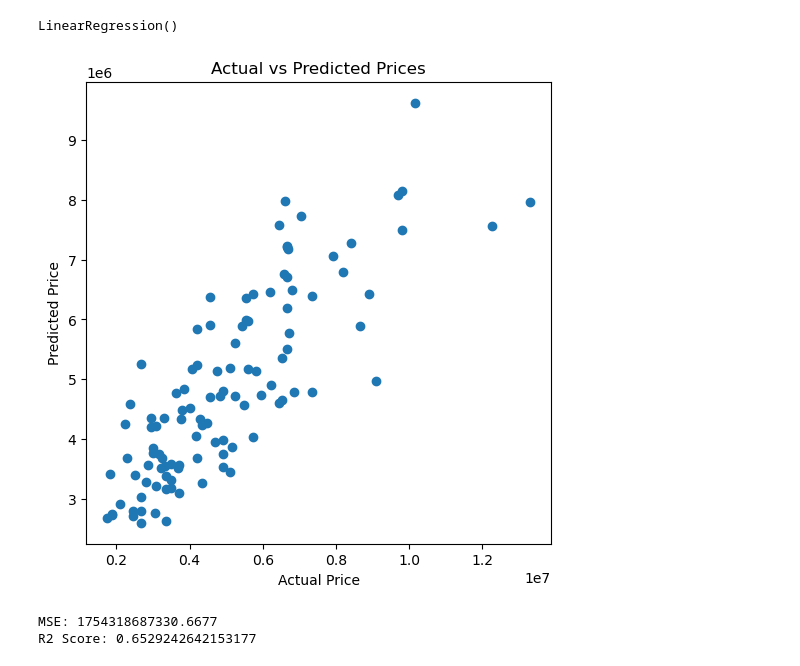
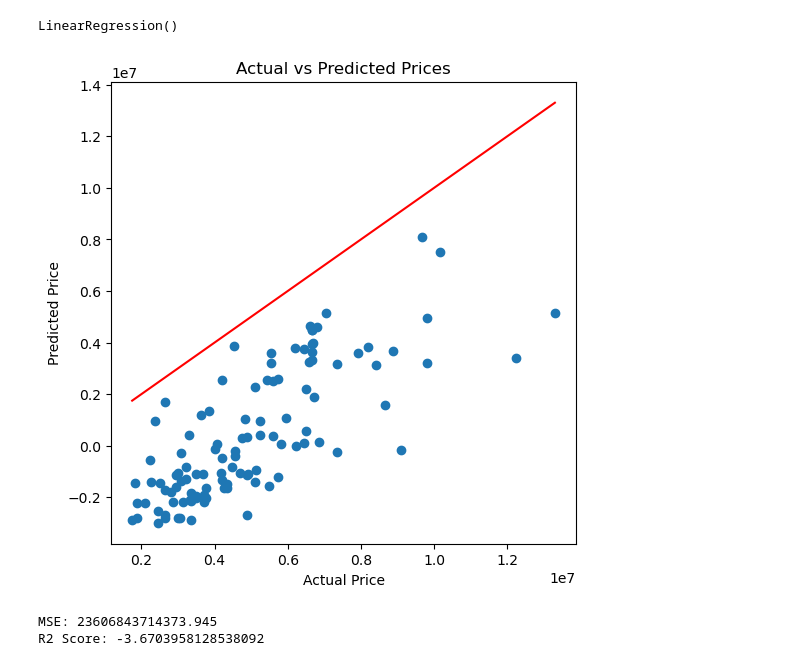
Before and after one commit to Harshu1306/House-Price-Prediction, a Jupyter notebook: project.ipynb, the cells around one changed output. Saved outputs shown, nothing was run; the diff lists cells and outputs as text; code cells hidden in the pictures.

Commit message:
Updated model and prediction pipeline

```diff
--- a/project.ipynb
+++ b/project.ipynb
@@ -24,11 +24,16 @@ df.replace({
     'yes': 1,
     'no': 0
 }, inplace=True)
+# %%
+import pandas as pd
+df = pd.get_dummies(df, drop_first=True)
 # %%
+from sklearn.model_selection import train_test_split
 X = df.drop('price', axis=1)
 y = df['price']
-
-X = pd.get_dummies(X, drop_first=True)
+X_train, X_test, y_train, y_test = train_test_split(
+    X, y, test_size=0.2, random_state=42
+)
 
 feature_columns = X.columns   # save structure
 # %%
@@ -51,19 +56,23 @@ X_train, X_test, y_train, y_test = train_test_split(
 )
 # %%
 y_pred = model.predict(X_test)
-# %%
-import matplotlib.pyplot as plt
-
-plt.figure(figsize=(6,6))
-plt.scatter(y_test, y_pred)
-
-plt.xlabel("Actual Price")
-plt.ylabel("Predicted Price")
-plt.title("Actual vs Predicted Prices")
-
-plt.show()
-# %% [output]
-[figure, removed]
+# %%
+import matplotlib.pyplot as plt
+
+plt.figure(figsize=(6,6))
+plt.scatter(y_test, y_pred)
+
+plt.plot([y_test.min(), y_test.max()],
+         [y_test.min(), y_test.max()],
+         color='red')
+
+plt.xlabel("Actual Price")
+plt.ylabel("Predicted Price")
+plt.title("Actual vs Predicted Prices")
+
+plt.show()
+# %% [output]
+[figure, added]
 # %%
 from sklearn.metrics import mean_squared_error, r2_score
 
@@ -73,8 +82,8 @@ r2 = r2_score(y_test, y_pred)
 print("MSE:", mse)
 print("R2 Score:", r2)
 # %% [output]
-MSE: 1754318687330.6677
-R2 Score: 0.6529242642153177
+MSE: 23606843714373.945
+R2 Score: -3.6703958128538092
 # %%
 import pandas as pd
 import numpy as np
```
Also changed, not shown: parts of 1 cell of this notebook, 1 other file.
